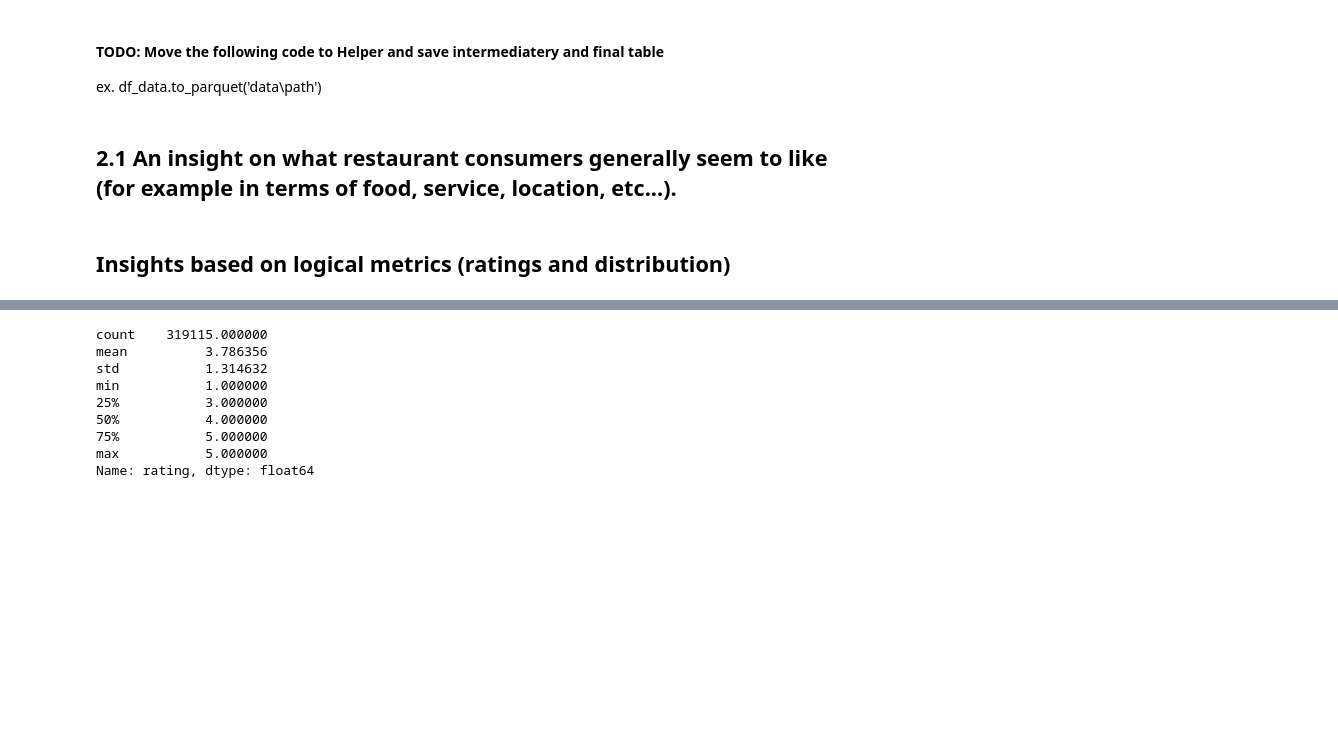
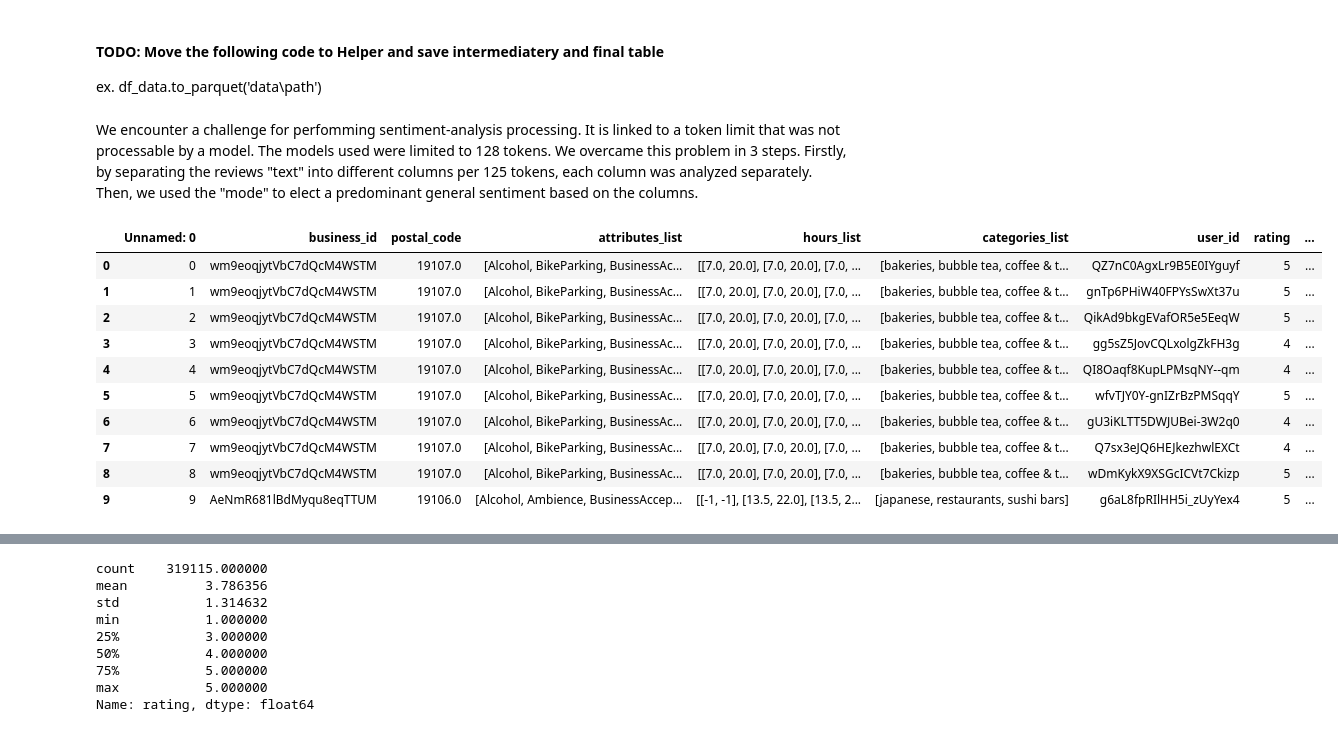
Before and after one commit to Kamiryu/nlp-customer-review-analysis, a Jupyter notebook: task_2.1_Insight.ipynb, the cells around one changed output, grey strips where cells are left out. Saved outputs shown, nothing was run; the diff lists cells and outputs as text; code cells hidden in the pictures; blank space fills up the shorter version.

Commit message:
comments (conclusion + attribute missing)

```diff
--- a/task_2.1_Insight.ipynb
+++ b/task_2.1_Insight.ipynb
@@ -106,3 +124,5 @@ sent_pipe = pipeline("sentiment-analysis", model="distilbert-base-uncased-finetu
 
 
 ex. df_data.to_parquet('data\path')
+# %% [markdown]
+We encounter a challenge for perfomming sentiment-analysis processing. It is linked to a token limit that was not processable by a model. The models used were limited to 128 tokens. We overcame this problem in 3 steps. Firstly, by separating the reviews "text" into different columns per 125 tokens, each column was analyzed separately. Then, we used the "mode" to elect a predominant general sentiment based on the columns.
@@ -109,5 +132,5 @@ ex. df_data.to_parquet('data\path')
 # %%
-df_1, df_2, df_3 = split_tokens(df_data_res)
+#df_1, df_2, df_3 = split_tokens(df_data_res)
 
 
 # To do: Move to Helper
@@ -119,34 +142,42 @@ def sentiment(text):
     return output
 
 # Assign sentiments based on reviews
 #df_1["sentiment"] = df_1["text"].apply(sentiment)
 #df_2["sentiment_1"] = df_2["token_1"].apply(sentiment)
 #df_2["sentiment_2"] = df_2["token_2"].apply(sentiment)
 #df_3["sentiment_1"] = df_3["token_1"].apply(sentiment)
 #df_3["sentiment_2"] = df_3["token_2"].apply(sentiment)
 #df_3["sentiment_3"] = df_3["token_3"].apply(sentiment)
 
 # Store once here for safety (can be removed)
 #df_data_full_1 = pd.concat([df_1, df_2, df_3], ignore_index=True)
 
 # Extract the final sentiment (voted)
 #df_2["sentiment"] = df_2[["sentiment_1", "sentiment_2"]].mode(axis=1)[0]
 #df_3["sentiment"] = df_3[["sentiment_1", "sentiment_2","sentiment_3"]].mode(axis=1)[0]
 
 # Drop columns
 #df_2 = df_2.drop(columns=["token_1", "sentiment_1", "token_2", "sentiment_2"])
 #df_3 = df_3.drop(columns=["token_1", "sentiment_1", "token_2", "sentiment_2","token_3", "sentiment_3"])
 
 # Unify the datasets
 #df_data = pd.concat([df_1, df_2, df_3], ignore_index=True)
 
 #To be removed for final run (remove 3 lines) and uncomment the lines before
 df_data = pd.read_csv("data/df_data_full.csv", header=0)
 df_data['categories_list'] = df_data['categories_list'].apply(ast.literal_eval)
 df_data['attributes_list'] = df_data['attributes_list'].apply(ast.literal_eval)
 
 df_data.head(10)
+# %% [output]
+|  | Unnamed: 0 | business_id | postal_code | attributes_list | hours_list | categories_list | user_id | rating | ... |
+| 0 | 0 | wm9eoqjytVbC7dQcM4WSTM | 19107.0 | [Alcohol, BikeParking, BusinessAc... | [[7.0, 20.0], [7.0, 20.0], [7.0, ... | [bakeries, bubble tea, coffee & t... | QZ7nC0AgxLr9B5E0IYguyf | 5 | ... |
+| 1 | 1 | wm9eoqjytVbC7dQcM4WSTM | 19107.0 | [Alcohol, BikeParking, BusinessAc... | [[7.0, 20.0], [7.0, 20.0], [7.0, ... | [bakeries, bubble tea, coffee & t... | gnTp6PHiW40FPYsSwXt37u | 5 | ... |
+| 2 | 2 | wm9eoqjytVbC7dQcM4WSTM | 19107.0 | [Alcohol, BikeParking, BusinessAc... | [[7.0, 20.0], [7.0, 20.0], [7.0, ... | [bakeries, bubble tea, coffee & t... | QikAd9bkgEVafOR5e5EeqW | 5 | ... |
+| 3 | 3 | wm9eoqjytVbC7dQcM4WSTM | 19107.0 | [Alcohol, BikeParking, BusinessAc... | [[7.0, 20.0], [7.0, 20.0], [7.0, ... | [bakeries, bubble tea, coffee & t... | gg5sZ5JovCQLxolgZkFH3g | 4 | ... |
+| 4 | 4 | wm9eoqjytVbC7dQcM4WSTM | 19107.0 | [Alcohol, BikeParking, BusinessAc... | [[7.0, 20.0], [7.0, 20.0], [7.0, ... | [bakeries, bubble tea, coffee & t... | QI8Oaqf8KupLPMsqNY--qm | 4 | ... |
+| 5 | 5 | wm9eoqjytVbC7dQcM4WSTM | 19107.0 | [Alcohol, BikeParking, BusinessAc... | [[7.0, 20.0], [7.0, 20.0], [7.0, ... | [bakeries, bubble tea, coffee & t... | wfvTJY0Y-gnIZrBzPMSqqY | 5 | ... |
+| 6 | 6 | wm9eoqjytVbC7dQcM4WSTM | 19107.0 | [Alcohol, BikeParking, BusinessAc... | [[7.0, 20.0], [7.0, 20.0], [7.0, ... | [bakeries, bubble tea, coffee & t... | gU3iKLTT5DWJUBei-3W2q0 | 4 | ... |
+| 7 | 7 | wm9eoqjytVbC7dQcM4WSTM | 19107.0 | [Alcohol, BikeParking, BusinessAc... | [[7.0, 20.0], [7.0, 20.0], [7.0, ... | [bakeries, bubble tea, coffee & t... | Q7sx3eJQ6HEJkezhwlEXCt | 4 | ... |
+| 8 | 8 | wm9eoqjytVbC7dQcM4WSTM | 19107.0 | [Alcohol, BikeParking, BusinessAc... | [[7.0, 20.0], [7.0, 20.0], [7.0, ... | [bakeries, bubble tea, coffee & t... | wDmKykX9XSGcICVt7Ckizp | 5 | ... |
+| 9 | 9 | AeNmR681lBdMyqu8eqTTUM | 19106.0 | [Alcohol, Ambience, BusinessAccep... | [[-1, -1], [13.5, 22.0], [13.5, 2... | [japanese, restaurants, sushi bars] | g6aL8fpRIlHH5i_zUyYex4 | 5 | ... |
-# %% [markdown]
-## 2.1  An insight on what restaurant consumers generally seem to like (for example in terms of food, service, location, etc...).
-# %% [markdown]
-## Insights based on logical metrics (ratings and distribution)
```
Also changed, not shown: parts of 59 cells of this notebook.
